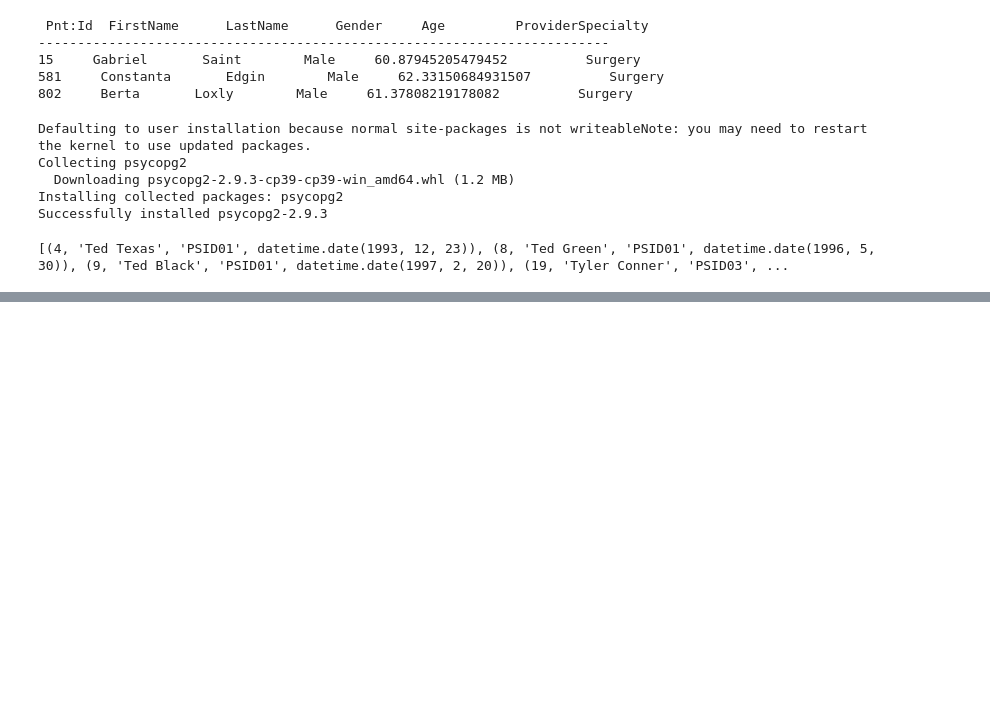
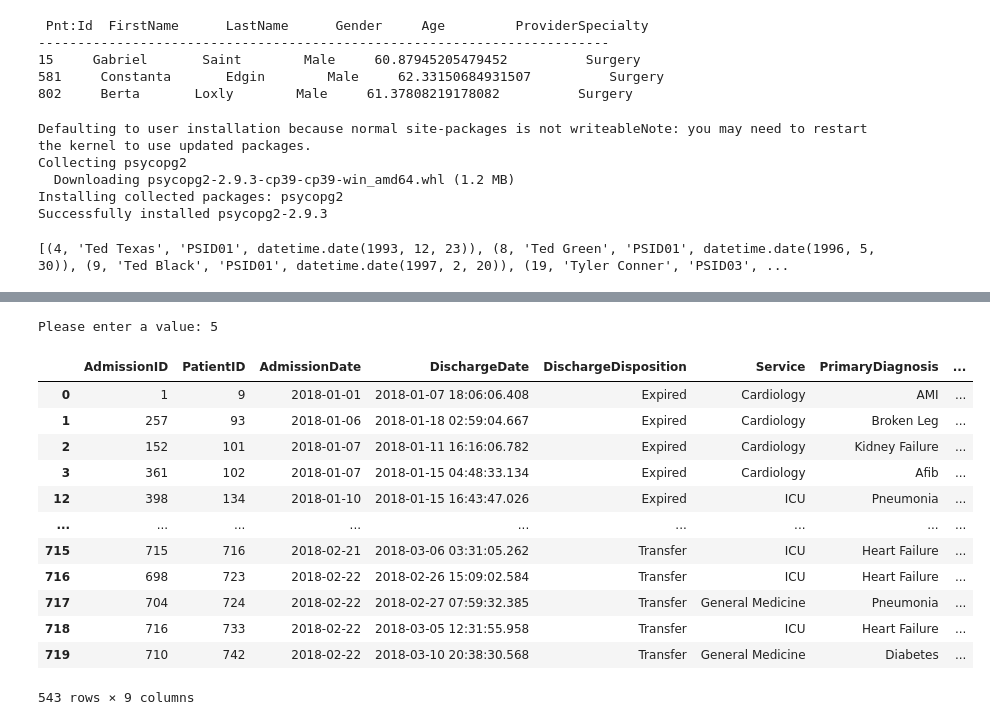
Before and after one commit to Madhusmitagiri/PYTHON_PANDAS, a Jupyter notebook: PYTHON_PANDAS_HACKATHON_SEP2022.ipynb, the cells around one changed output, grey strips where cells are left out. Saved outputs shown, nothing was run; the diff lists cells and outputs as text; code cells hidden in the pictures; blank space fills up the shorter version.

```diff
--- a/PYTHON_PANDAS_HACKATHON_SEP2022.ipynb
+++ b/PYTHON_PANDAS_HACKATHON_SEP2022.ipynb
@@ -1232,0 +1242,21 @@ print (df)
+# %%
+import pandas as pd
+df= pd.read_excel('HospitalDatabase.xlsx','Discharges')
+Reason = int(input("Please enter a value: "))
+df1=df.loc[(df['ExpectedLOS'] > Reason)]
+df1
+# %% [output]
+Please enter a value: 5
+|  | AdmissionID | PatientID | AdmissionDate | DischargeDate | DischargeDisposition | Service | PrimaryDiagnosis | ... |
+| 0 | 1 | 9 | 2018-01-01 | 2018-01-07 18:06:06.408 | Expired | Cardiology | AMI | ... |
+| 1 | 257 | 93 | 2018-01-06 | 2018-01-18 02:59:04.667 | Expired | Cardiology | Broken Leg | ... |
+| 2 | 152 | 101 | 2018-01-07 | 2018-01-11 16:16:06.782 | Expired | Cardiology | Kidney Failure | ... |
+| 3 | 361 | 102 | 2018-01-07 | 2018-01-15 04:48:33.134 | Expired | Cardiology | Afib | ... |
+| 12 | 398 | 134 | 2018-01-10 | 2018-01-15 16:43:47.026 | Expired | ICU | Pneumonia | ... |
+| ... | ... | ... | ... | ... | ... | ... | ... | ... |
+| 715 | 715 | 716 | 2018-02-21 | 2018-03-06 03:31:05.262 | Transfer | ICU | Heart Failure | ... |
+| 716 | 698 | 723 | 2018-02-22 | 2018-02-26 15:09:02.584 | Transfer | ICU | Heart Failure | ... |
+| 717 | 704 | 724 | 2018-02-22 | 2018-02-27 07:59:32.385 | Transfer | General Medicine | Pneumonia | ... |
+| 718 | 716 | 733 | 2018-02-22 | 2018-03-05 12:31:55.958 | Transfer | ICU | Heart Failure | ... |
+| 719 | 710 | 742 | 2018-02-22 | 2018-03-10 20:38:30.568 | Transfer | General Medicine | Diabetes | ... |
+543 rows × 9 columns
```
Also changed, not shown: parts of 27 cells of this notebook.
